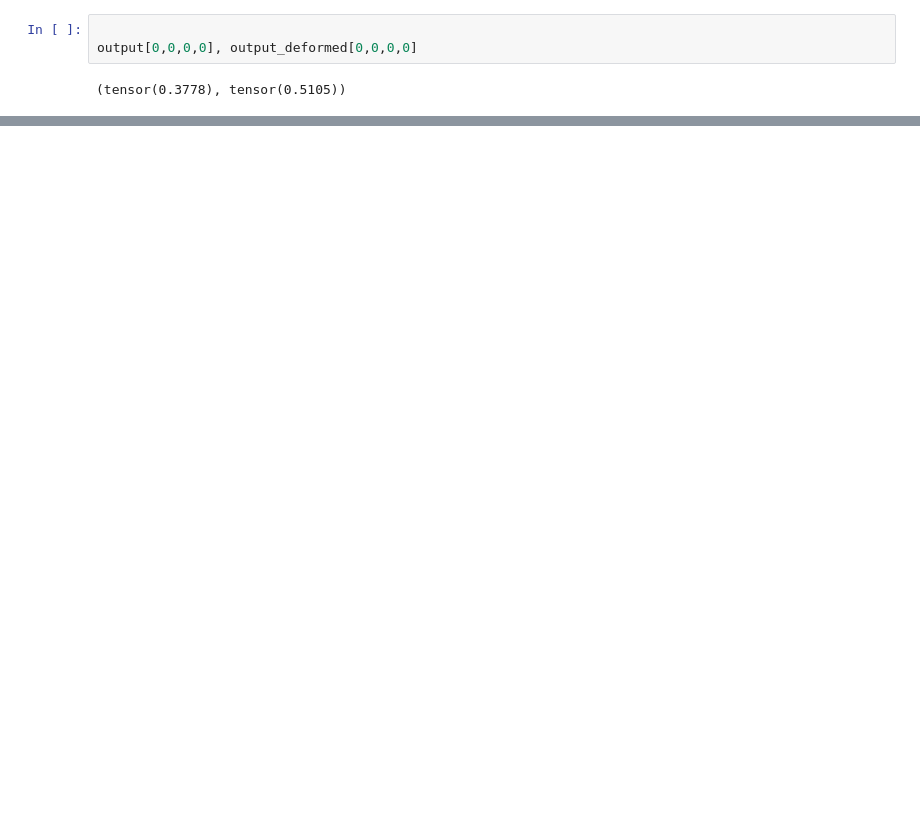
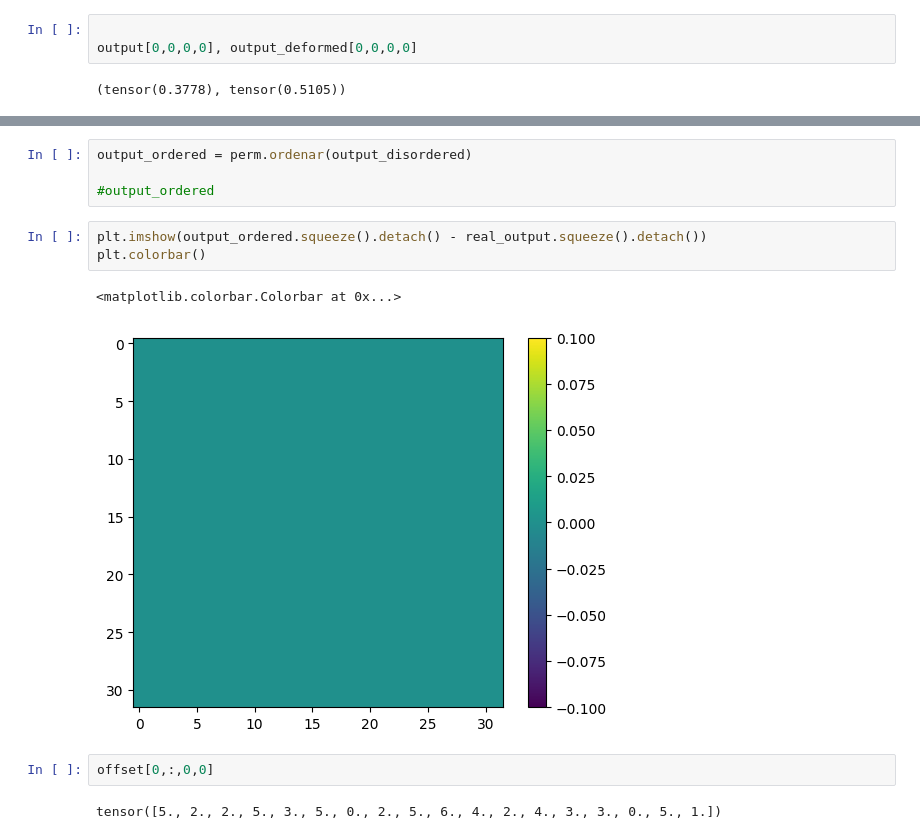
Before and after one commit to Factral/privacy-permutation, a Jupyter notebook: experiments/classifcation/no_privacy.ipynb, the cells around one changed output, grey strips where cells are left out. Saved outputs shown, nothing was run; the diff lists cells and outputs as text; blank space fills up the shorter version.

```diff
--- a/experiments/classifcation/no_privacy.ipynb
+++ b/experiments/classifcation/no_privacy.ipynb
@@ -152,0 +299,14 @@ output[0,0,0,0], output_deformed[0,0,0,0]
+# %%
+output_ordered = perm.ordenar(output_disordered)
+
+#output_ordered
+# %%
+plt.imshow(output_ordered.squeeze().detach() - real_output.squeeze().detach())
+plt.colorbar()
+# %% [output]
+<matplotlib.colorbar.Colorbar at 0x...>
+[figure, added]
+# %%
+offset[0,:,0,0]
+# %% [output]
+tensor([5., 2., 2., 5., 3., 5., 0., 2., 5., 6., 4., 2., 4., 3., 3., 0., 5., 1.])
```
Also changed, not shown: parts of 8 cells of this notebook, 5 other files.
